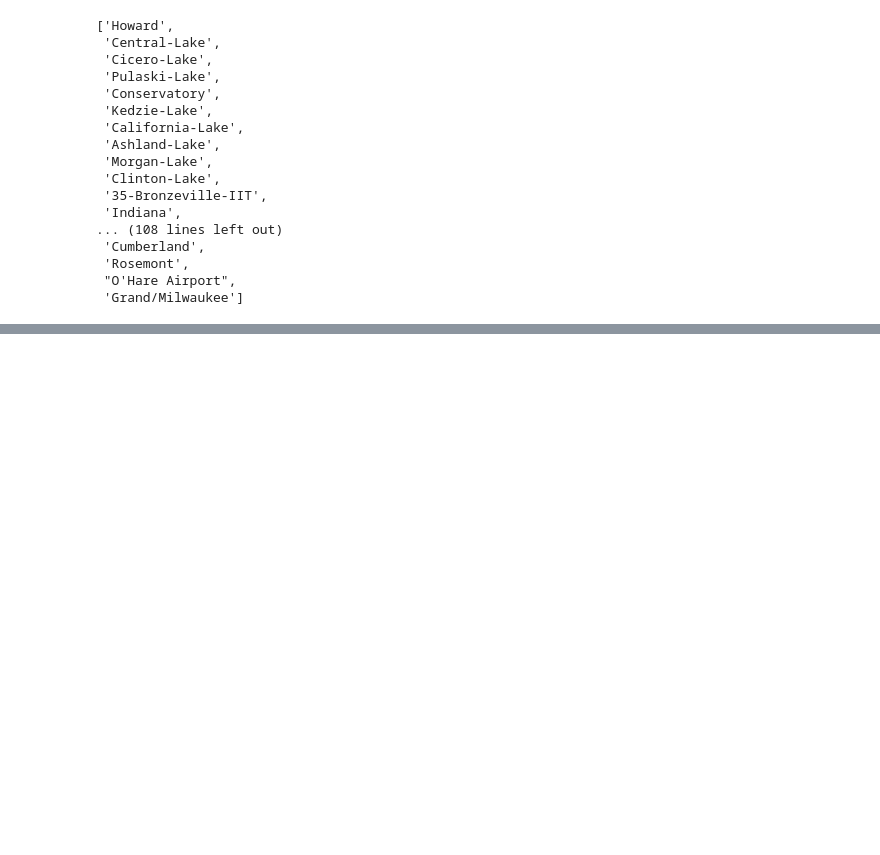
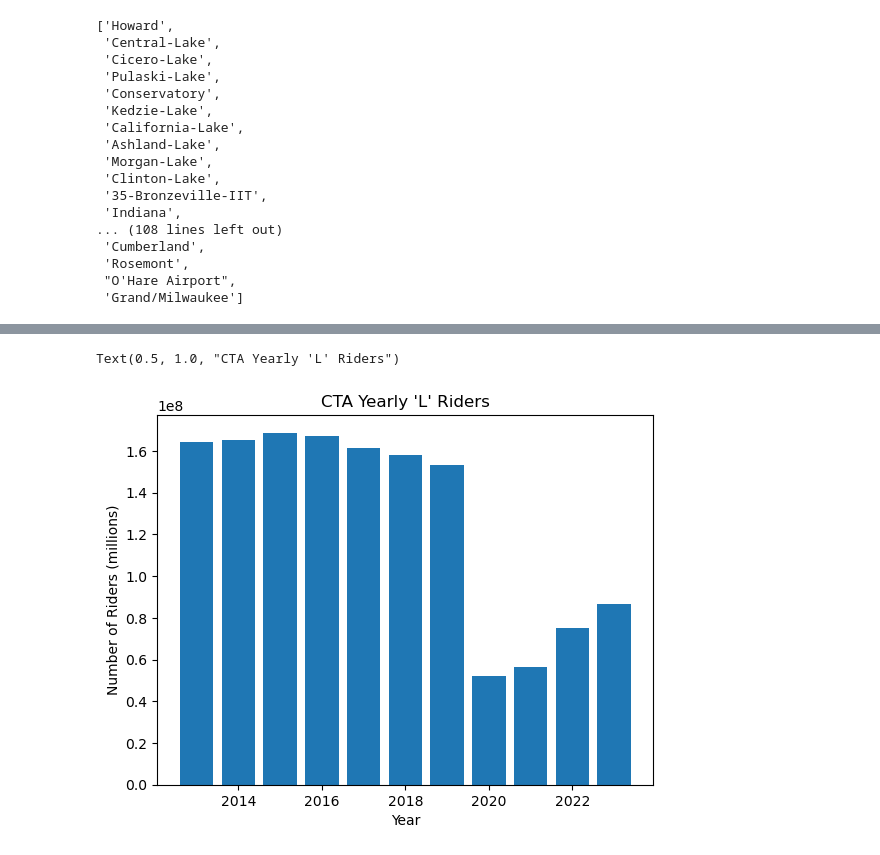
Before and after one commit to ayaF-PI/project-1, a Jupyter notebook: CTA_Ridership_L_Train.ipynb, the cells around one changed output, grey strips where cells are left out. Cells and saved outputs as stored; diff of their text form; code cells hidden in the pictures; blank space fills up the shorter version.

Commit message:
Yearly Rider Totals added

```diff
--- a/CTA_Ridership_L_Train.ipynb
+++ b/CTA_Ridership_L_Train.ipynb
@@ -63,6 +63,3 @@ cta_lines
  'Rosemont',
  "O'Hare Airport",
  'Grand/Milwaukee']
-# %%
-cta_ridership_cleaned = cta_ridership_clean[cta_ridership_clean["stationame"].isin(cta_lines)]
-cta_ridership_cleaned.head()
@@ -75,0 +66,5 @@ cta_ridership_cleaned.head()
+# %%
+cta_ridership_cleaned_df = cta_ridership_clean[cta_ridership_clean["stationame"].isin(cta_lines)]
+cta_ridership_cleaned_df = cta_ridership_cleaned.rename(columns={'station_id': 'Station ID', 'stationame': 'Station Name', 'month_beginning':'Month', "avg_weekday_rides": "Average Weekday Rides", 'avg_saturday_rides': "Average Saturday Rides",
+                                                              'avg_sunday-holiday_rides':'Average Sunday/Holiday Rides', 'monthtotal': 'Monthly Total'})
+cta_ridership_cleaned_df.head()
@@ -75,0 +78,3 @@ cta_ridership_cleaned.head()
+# %%
+yearly_riders = cta_ridership_cleaned_df.groupby(cta_ridership_cleaned_df['Month'].dt.year)['Monthly Total'].sum()
+yearly_riders.tolist()
@@ -75,0 +95,9 @@ cta_ridership_cleaned.head()
+# %%
+years = [2013,2014,2015,2016,2017,2018,2019,2020,2021,2022,2023]
+plt.bar(years, yearly_riders)
+plt.xlabel("Year")
+plt.ylabel("Number of Riders (millions)")
+plt.title("CTA Yearly 'L' Riders")
+# %% [output]
+Text(0.5, 1.0, "CTA Yearly 'L' Riders")
+[figure, added]
```
Also changed, not shown: parts of 4 cells of this notebook.
